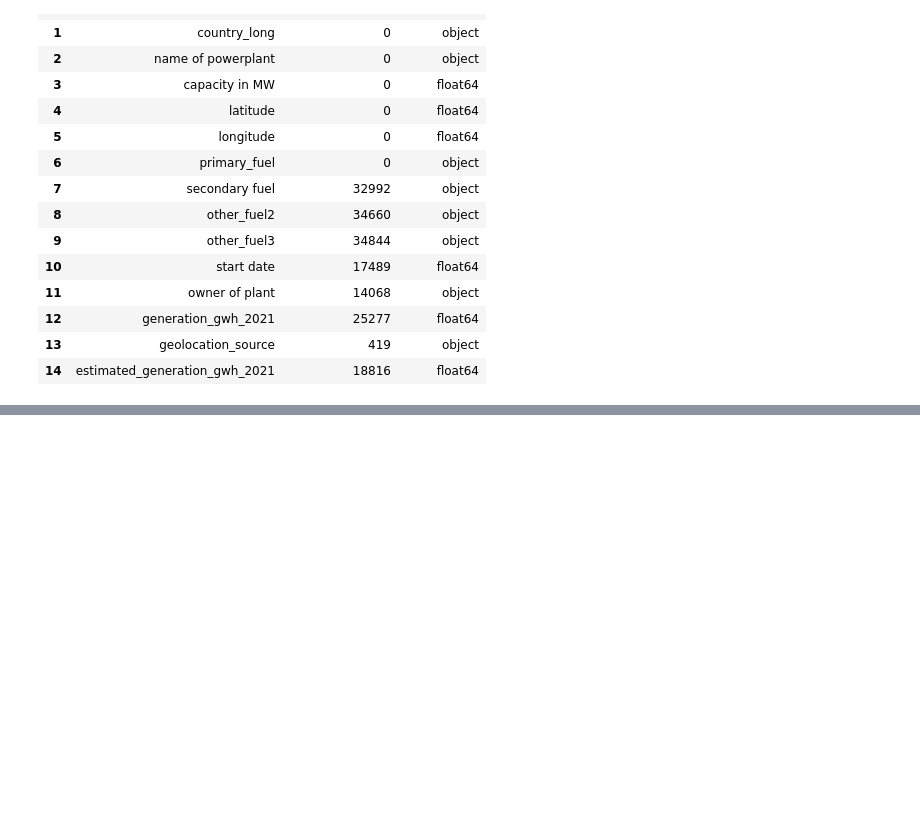
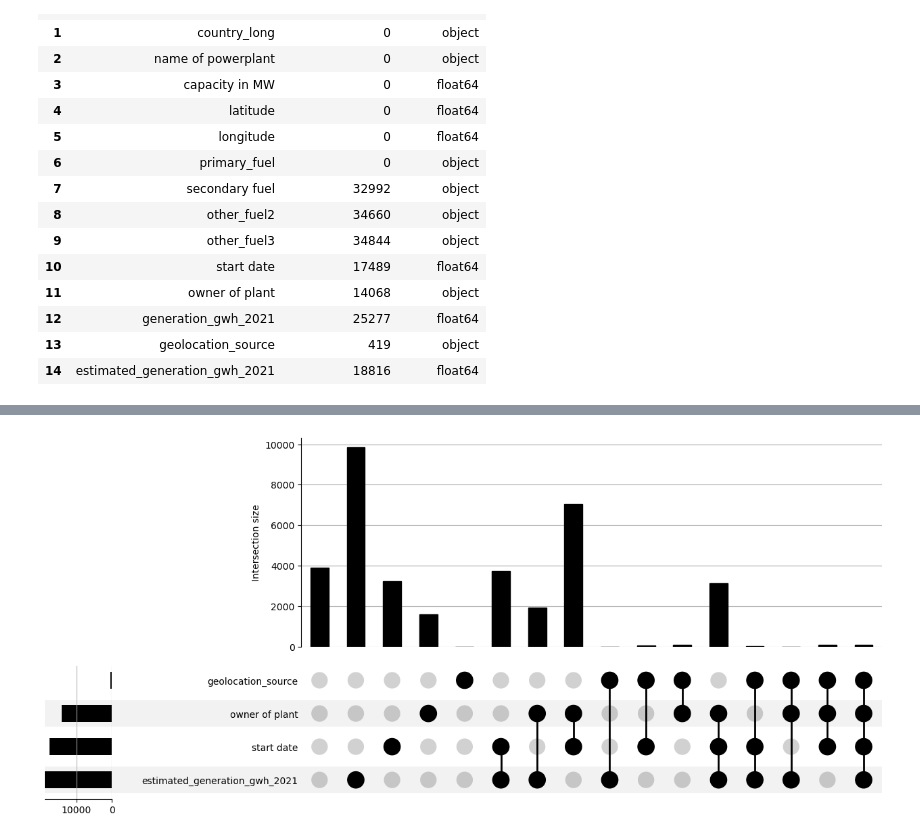
Before and after one commit to fenilenvinileno97/missing-values, a Jupyter notebook: notebooks/renewables-missing-exploration.ipynb, the cells around one changed output, grey strips where cells are left out. Cells and saved outputs as stored; diff of their text form; code cells hidden in the pictures; blank space fills up the shorter version.

```diff
--- a/notebooks/renewables-missing-exploration.ipynb
+++ b/notebooks/renewables-missing-exploration.ipynb
@@ -279,0 +353,12 @@ check_unique_na = (
+# %%
+(
+    df
+    .missing
+    .missing_upsetplot(
+        variables = ['geolocation_source', 'owner of plant', 'start date', 'estimated_generation_gwh_2021'],
+        element_size = 50
+    )
+)
+plt.show()
+# %% [output]
+[figure, added]
```
Also changed, not shown: parts of 13 cells of this notebook, 2 other files.
